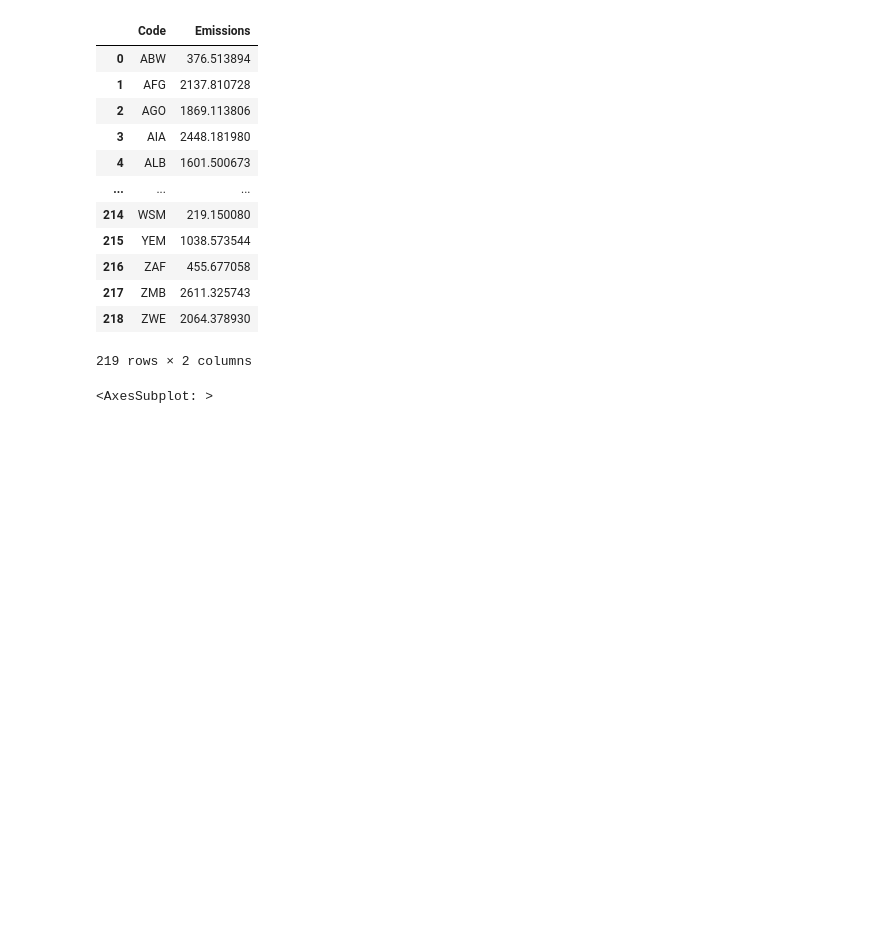
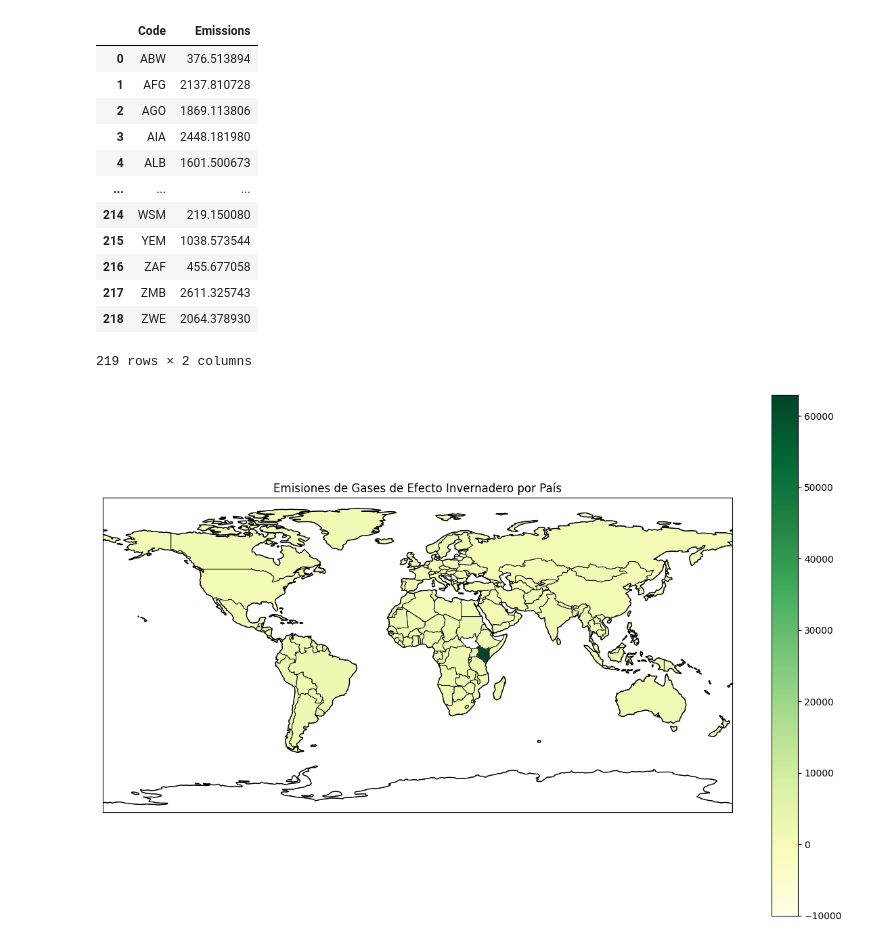
Before and after one commit to MaIsabelSolano/UVG_DS_Lab9, a Jupyter notebook: Lab9.ipynb, the cells around one changed output. Cells and saved outputs as stored; diff of their text form; code cells hidden in the pictures; blank space fills up the shorter version.

```diff
--- a/Lab9.ipynb
+++ b/Lab9.ipynb
@@ -91,8 +143,30 @@ total_emissions_per_entity
 | 217 | ZMB | 2611.325743 |
 | 218 | ZWE | 2064.378930 |
 219 rows × 2 columns
+# %%
+# Calcular las emisiones totales por entidad
+total_emissions_per_entity = datos.groupby('Code')['Emissions'].sum().reset_index()
+
+# Cargar el archivo de geometría del mundo
+world = gpd.read_file(gpd.datasets.get_path('naturalearth_lowres'))
+
+# Fusionar los datos con el archivo de geometría del mundo
+world = world.set_index('iso_a3').join(total_emissions_per_entity.set_index('Code'))
+
+# Crear la figura y los ejes
+fig, ax = plt.subplots(1, 1, figsize=(15, 10), subplot_kw={'projection': ccrs.PlateCarree()})
+
+# Visualizar los datos
+world.boundary.plot(ax=ax, linewidth=0.5, color='k')
+world.plot(column='Emissions', cmap='YlGn', linewidth=0.8, ax=ax, edgecolor='0.8', legend=True)
+
+# Configuración del mapa
+ax.set_title("Emisiones de Gases de Efecto Invernadero por País")
+ax.coastlines(resolution='110m', linewidth=1)
+ax.set_global()
+plt.show()
+# %% [output]
+[figure, added]
 # %%
 path = get_path("naturalearth.land")
-df = geopandas.read_file(path)
+df = gpd.read_file(path)
-# %% [output]
-<AxesSubplot: >
```
Also changed, not shown: parts of 5 cells of this notebook.
